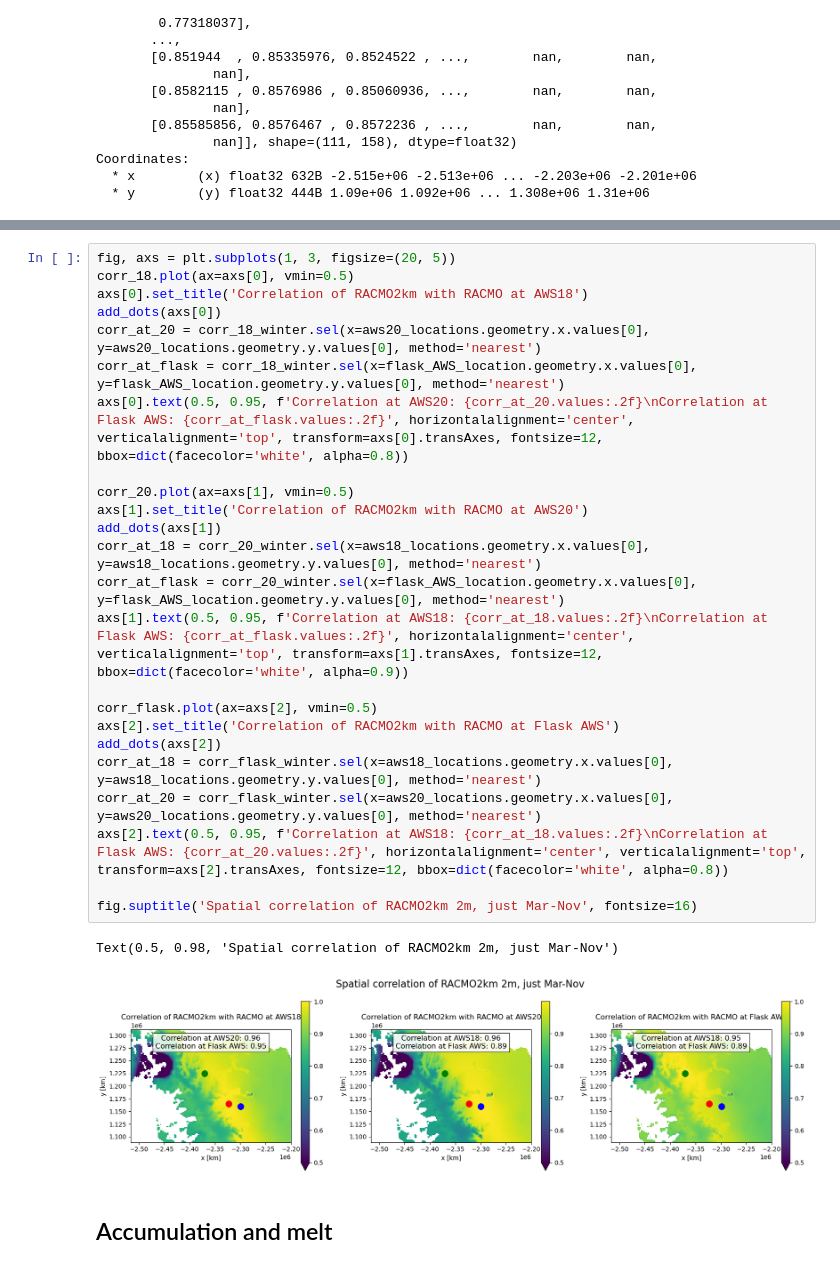
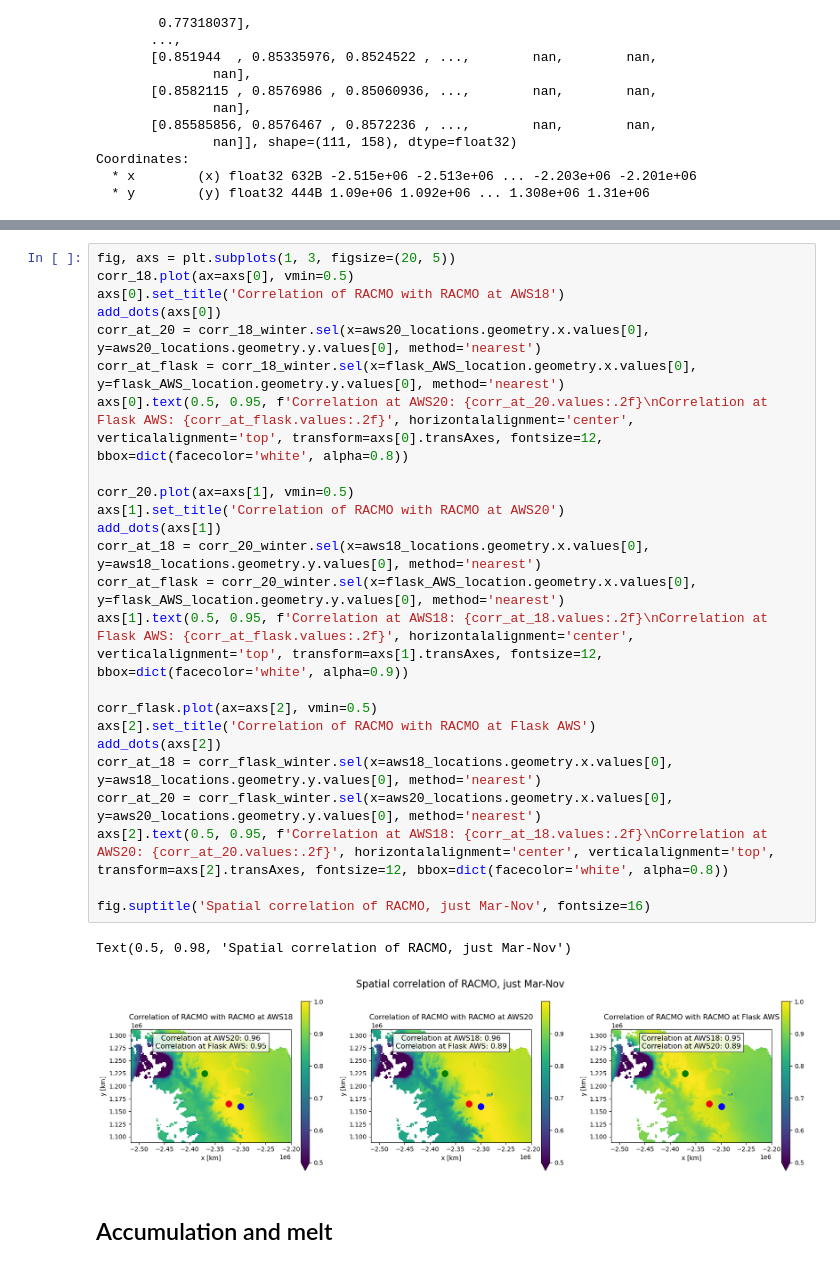
Before and after one commit to ldeo-glaciology/AntPen_NSF_NERC, a Jupyter notebook: code/aws/larsen_AWS_RACMO2km.ipynb, the cells around one changed output, grey strips where cells are left out. Cells and saved outputs as stored; diff of their text form.

```diff
--- a/code/aws/larsen_AWS_RACMO2km.ipynb
+++ b/code/aws/larsen_AWS_RACMO2km.ipynb
@@ -391,30 +407,30 @@ Text(0.5, 0.98, 'Spatial correlation of RACMO2km 2m, just Nov-Feb')
 # %%
 fig, axs = plt.subplots(1, 3, figsize=(20, 5))
 corr_18.plot(ax=axs[0], vmin=0.5)
-axs[0].set_title('Correlation of RACMO2km with RACMO at AWS18')
+axs[0].set_title('Correlation of RACMO with RACMO at AWS18')
 add_dots(axs[0])
 corr_at_20 = corr_18_winter.sel(x=aws20_locations.geometry.x.values[0], y=aws20_locations.geometry.y.values[0], method='nearest')
 corr_at_flask = corr_18_winter.sel(x=flask_AWS_location.geometry.x.values[0], y=flask_AWS_location.geometry.y.values[0], method='nearest')
 axs[0].text(0.5, 0.95, f'Correlation at AWS20: {corr_at_20.values:.2f}\nCorrelation at Flask AWS: {corr_at_flask.values:.2f}', horizontalalignment='center', verticalalignment='top', transform=axs[0].transAxes, fontsize=12, bbox=dict(facecolor='white', alpha=0.8))
 
 corr_20.plot(ax=axs[1], vmin=0.5)
-axs[1].set_title('Correlation of RACMO2km with RACMO at AWS20')
+axs[1].set_title('Correlation of RACMO with RACMO at AWS20')
 add_dots(axs[1])
 corr_at_18 = corr_20_winter.sel(x=aws18_locations.geometry.x.values[0], y=aws18_locations.geometry.y.values[0], method='nearest')
 corr_at_flask = corr_20_winter.sel(x=flask_AWS_location.geometry.x.values[0], y=flask_AWS_location.geometry.y.values[0], method='nearest')
 axs[1].text(0.5, 0.95, f'Correlation at AWS18: {corr_at_18.values:.2f}\nCorrelation at Flask AWS: {corr_at_flask.values:.2f}', horizontalalignment='center', verticalalignment='top', transform=axs[1].transAxes, fontsize=12, bbox=dict(facecolor='white', alpha=0.9))
 
 corr_flask.plot(ax=axs[2], vmin=0.5)
-axs[2].set_title('Correlation of RACMO2km with RACMO at Flask AWS')
+axs[2].set_title('Correlation of RACMO with RACMO at Flask AWS')
 add_dots(axs[2])
 corr_at_18 = corr_flask_winter.sel(x=aws18_locations.geometry.x.values[0], y=aws18_locations.geometry.y.values[0], method='nearest')
 corr_at_20 = corr_flask_winter.sel(x=aws20_locations.geometry.x.values[0], y=aws20_locations.geometry.y.values[0], method='nearest')
-axs[2].text(0.5, 0.95, f'Correlation at AWS18: {corr_at_18.values:.2f}\nCorrelation at Flask AWS: {corr_at_20.values:.2f}', horizontalalignment='center', verticalalignment='top', transform=axs[2].transAxes, fontsize=12, bbox=dict(facecolor='white', alpha=0.8))
+axs[2].text(0.5, 0.95, f'Correlation at AWS18: {corr_at_18.values:.2f}\nCorrelation at AWS20: {corr_at_20.values:.2f}', horizontalalignment='center', verticalalignment='top', transform=axs[2].transAxes, fontsize=12, bbox=dict(facecolor='white', alpha=0.8))
 
-fig.suptitle('Spatial correlation of RACMO2km 2m, just Mar-Nov', fontsize=16)
+fig.suptitle('Spatial correlation of RACMO, just Mar-Nov', fontsize=16)
 # %% [output]
-Text(0.5, 0.98, 'Spatial correlation of RACMO2km 2m, just Mar-Nov')
+Text(0.5, 0.98, 'Spatial correlation of RACMO, just Mar-Nov')
-[figure, old version]
+[figure, new version]
 # %% [markdown]
 ## Accumulation and melt
 # %%
```
Also changed, not shown: parts of 7 cells of this notebook, 3 other files.
